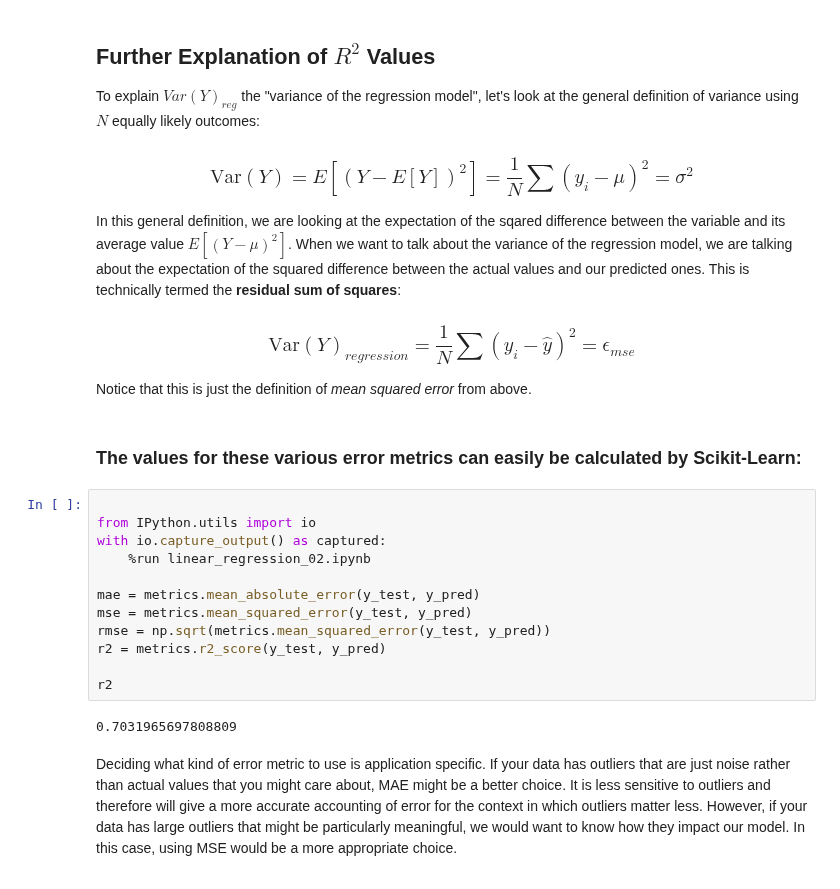
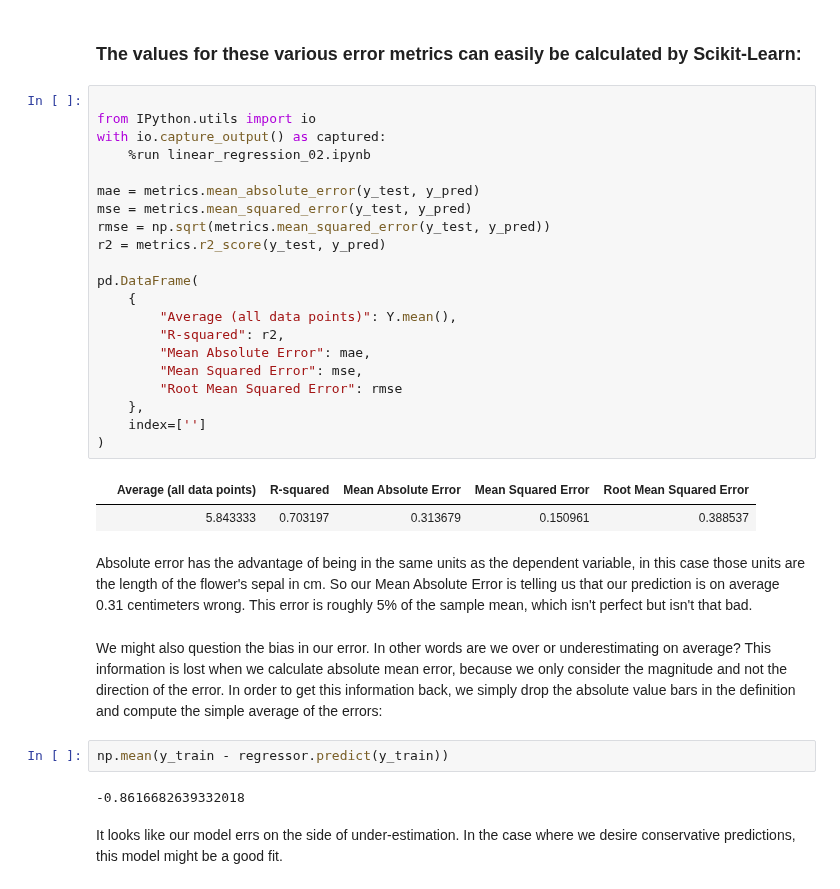
Before and after one commit to wcneill/ml-from-scratch, a Jupyter notebook: jupyter_practice/linear_regression_03.ipynb, the cells around one changed output. Drawn from its saved outputs; the diff is of its cells as text.

Commit message:
trying to figure out this error stuff

```diff
--- a/jupyter_practice/linear_regression_03.ipynb
+++ b/jupyter_practice/linear_regression_03.ipynb
@@ -21,30 +34,36 @@ Here are 4 of the main metrics of error when it comes to linear regression. $\ha
-# %% [markdown]
-## Further Explanation of $R^2$ Values
-
-To explain $Var(Y)_{reg}$ the "variance of the regression model", let's look at the general definition of variance using $N$ equally likely outcomes:
-
-### $$\text{Var}(Y) = E[(Y - E[Y])^2] = \frac{1}{N}\sum  ({y_i} - {\mu})^2 = \sigma^2$$
-
-In this general definition, we are looking at the expectation of the sqared difference between the variable and its average value $E[(Y - \mu)^2]$. When we want to talk about the variance of the regression model, we are talking about the expectation of the squared difference between the actual values and our predicted ones. This is technically termed the __residual sum of squares__:
-
-### $$\text{Var}(Y)_{regression} = \frac{1}{N}\sum ({y_i} - \hat{y})^2 = \epsilon_{mse}$$
-
-Notice that this is just the definition of _mean squared error_ from above.
 # %% [markdown]
 ### The values for these various error metrics can easily be calculated by Scikit-Learn:
 # %%
 
 from IPython.utils import io
 with io.capture_output() as captured:
     %run linear_regression_02.ipynb
 
 mae = metrics.mean_absolute_error(y_test, y_pred)
 mse = metrics.mean_squared_error(y_test, y_pred)
 rmse = np.sqrt(metrics.mean_squared_error(y_test, y_pred))
 r2 = metrics.r2_score(y_test, y_pred)
 
-r2
+pd.DataFrame(
+    {
+        "Average (all data points)": Y.mean(),
+        "R-squared": r2,
+        "Mean Absolute Error": mae,
+        "Mean Squared Error": mse,
+        "Root Mean Squared Error": rmse
+    },
+    index=['']
+)
 # %% [output]
-0.7031965697808809
+|  | Average (all data points) | R-squared | Mean Absolute Error | Mean Squared Error | Root Mean Squared Error |
+|  | 5.843333 | 0.703197 | 0.313679 | 0.150961 | 0.388537 |
-# %% [markdown]
-Deciding what kind of error metric to use is application specific. If your data has outliers that are just noise rather than actual values that you might care about, MAE might be a better choice. It is less sensitive to outliers and therefore will give a more accurate accounting of error for the context in which outliers matter less. However, if your data has large outliers that might be particularly meaningful, we would want to know how they impact our model. In this case, using MSE would be a more appropriate choice.
+# %% [markdown]
+Absolute error has the advantage of being in the same units as the dependent variable, in this case those units are the length of the flower's sepal in cm. So our Mean Absolute Error is telling us that our prediction is on average 0.31 centimeters wrong. This error is roughly 5% of the sample mean, which isn't perfect but isn't that bad.
+# %% [markdown]
+We might also question the bias in our error. In other words are we over or underestimating on average? This information is lost when we calculate absolute mean error, because we only consider the magnitude and not the direction of the error. In order to get this information back, we simply drop the absolute value bars in the definition and compute the simple average of the errors:
+# %%
+np.mean(y_train - regressor.predict(y_train))
+# %% [output]
+-0.8616682639332018
+# %% [markdown]
+It looks like our model errs on the side of under-estimation. In the case where we desire conservative predictions, this model might be a good fit.
```
Also changed, not shown: parts of 1 cell of this notebook, 2 other files.
